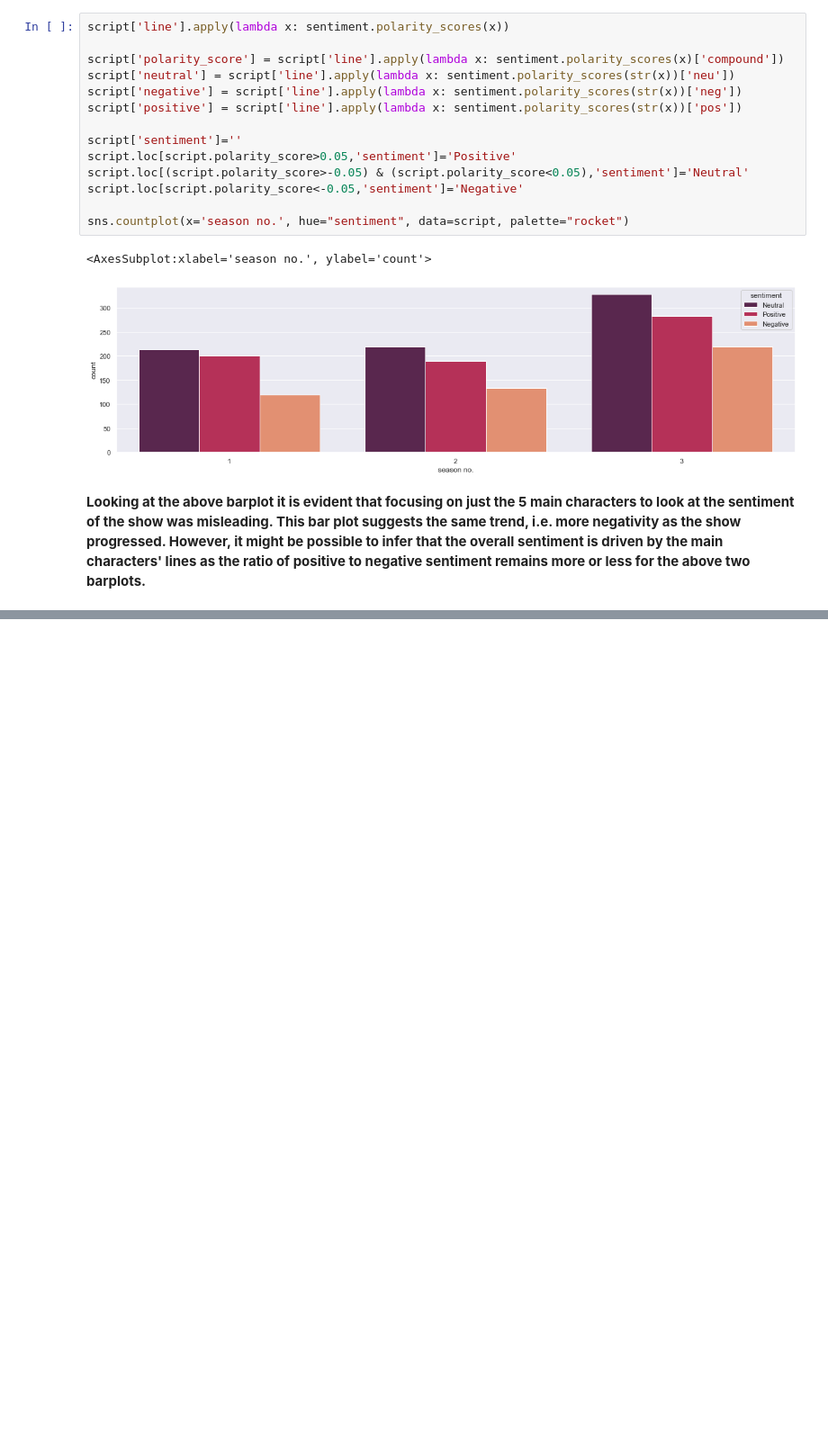
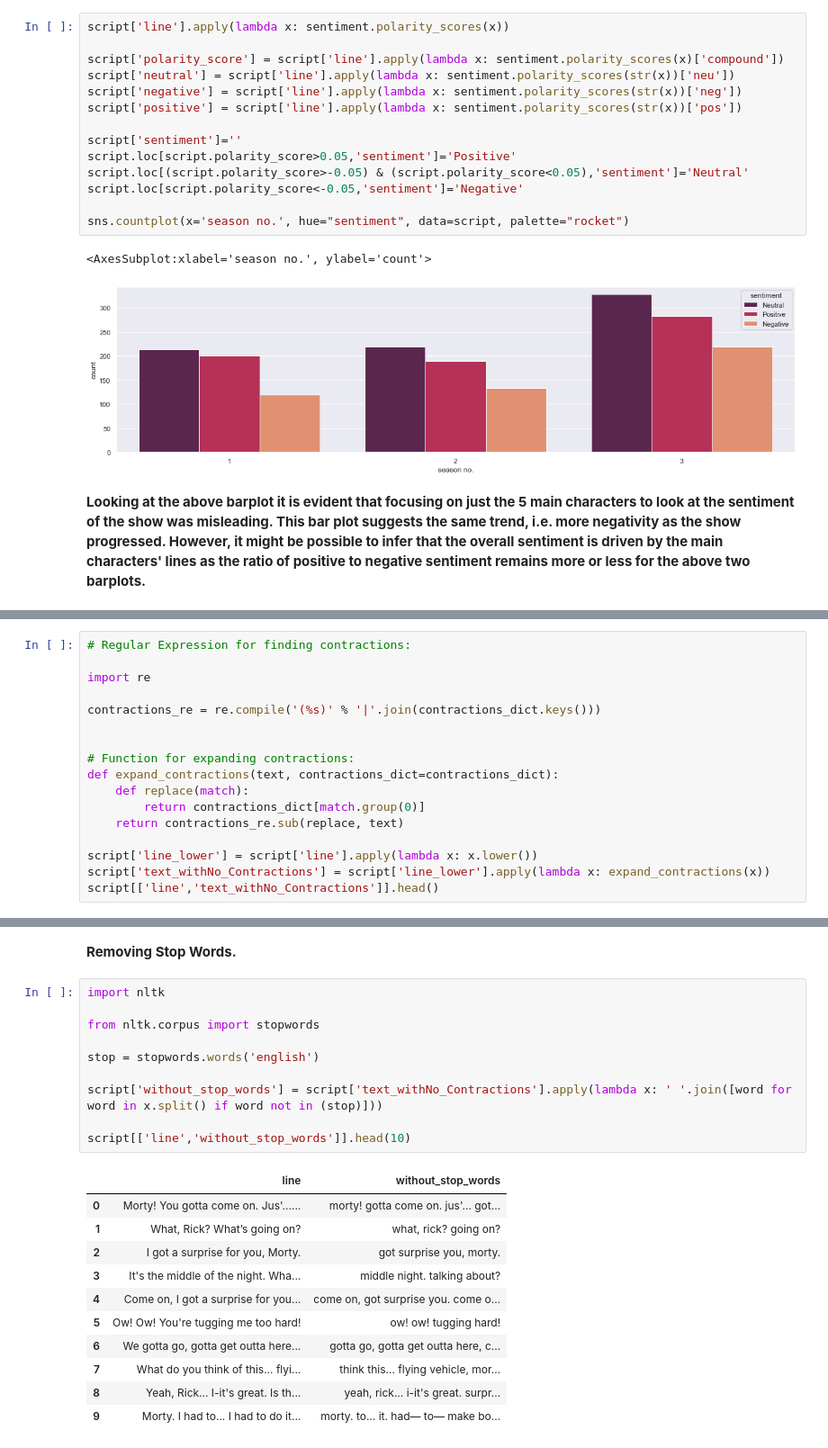
Before and after one commit to Aftab1995/Python-Text-Analysis, a Jupyter notebook: Project/Aftab-project.ipynb, the cells around one changed output, grey strips where cells are left out. Shown at 90% size. Drawn from its saved outputs; the diff is of its cells as text; blank space fills up the shorter version.

```diff
--- a/Project/Aftab-project.ipynb
+++ b/Project/Aftab-project.ipynb
@@ -307,0 +361,17 @@ sns.countplot(x='season no.', hue="sentiment", data=script, palette="rocket")
+# %%
+# Regular Expression for finding contractions:
+
+import re
+
+contractions_re = re.compile('(%s)' % '|'.join(contractions_dict.keys()))
+
+
+# Function for expanding contractions:
+def expand_contractions(text, contractions_dict=contractions_dict):
+    def replace(match):
+        return contractions_dict[match.group(0)]
+    return contractions_re.sub(replace, text)
+
+script['line_lower'] = script['line'].apply(lambda x: x.lower())
+script['text_withNo_Contractions'] = script['line_lower'].apply(lambda x: expand_contractions(x))
+script[['line','text_withNo_Contractions']].head()
@@ -307,0 +385,24 @@ sns.countplot(x='season no.', hue="sentiment", data=script, palette="rocket")
+# %% [markdown]
+**Removing Stop Words.**
+# %%
+import nltk
+
+from nltk.corpus import stopwords
+
+stop = stopwords.words('english')
+
+script['without_stop_words'] = script['text_withNo_Contractions'].apply(lambda x: ' '.join([word for word in x.split() if word not in (stop)]))
+
+script[['line','without_stop_words']].head(10)
+# %% [output]
+|  | line | without_stop_words |
+| 0 | Morty! You gotta come on. Jus'...... | morty! gotta come on. jus'... got... |
+| 1 | What, Rick? What’s going on? | what, rick? going on? |
+| 2 | I got a surprise for you, Morty. | got surprise you, morty. |
+| 3 | It's the middle of the night. Wha... | middle night. talking about? |
+| 4 | Come on, I got a surprise for you... | come on, got surprise you. come o... |
+| 5 | Ow! Ow! You're tugging me too hard! | ow! ow! tugging hard! |
+| 6 | We gotta go, gotta get outta here... | gotta go, gotta get outta here, c... |
+| 7 | What do you think of this... flyi... | think this... flying vehicle, mor... |
+| 8 | Yeah, Rick... I-it's great. Is th... | yeah, rick... i-it's great. surpr... |
+| 9 | Morty. I had to... I had to do it... | morty. to... it. had— to— make bo... |
```
Also changed, not shown: parts of 17 cells of this notebook.
